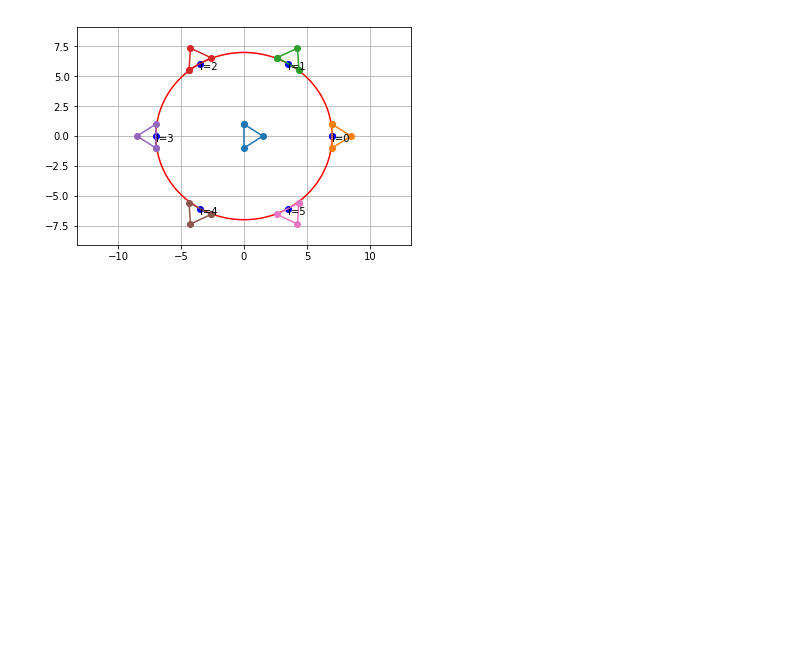
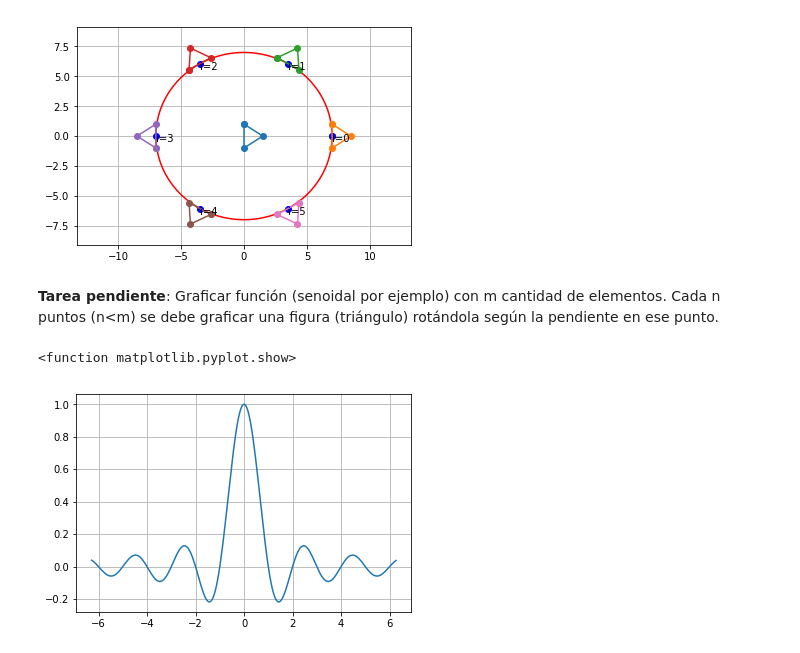
Before and after one commit to programacion-2-2019-1/Prueba-1, a Jupyter notebook: Funciones/taller_mayo14.ipynb, the cells around one changed output. Cells and saved outputs as stored; diff of their text form; code cells hidden in the pictures; blank space fills up the shorter version.

Commit message:
Tarea

```diff
--- a/Funciones/taller_mayo14.ipynb
+++ b/Funciones/taller_mayo14.ipynb
@@ -51,3 +51,19 @@ Ingrese el número de puntos que quiere: 6
 300
 <function matplotlib.pyplot.show>
 [figure]
+# %% [markdown]
+**Tarea pendiente**: Graficar función (senoidal por ejemplo) con m cantidad de elementos. Cada n puntos (n<m) se debe graficar una figura (triángulo) rotándola según la pendiente en ese punto.
+# %%
+dx = .05
+x = np.arange(-2*np.pi,2*np.pi,dx)
+y = np.sinc(x)
+
+fig, g2=plt.subplots()
+n=20
+
+g2.plot(x,y)
+g2.grid()
+plt.show
+# %% [output]
+<function matplotlib.pyplot.show>
+[figure, added]
```
